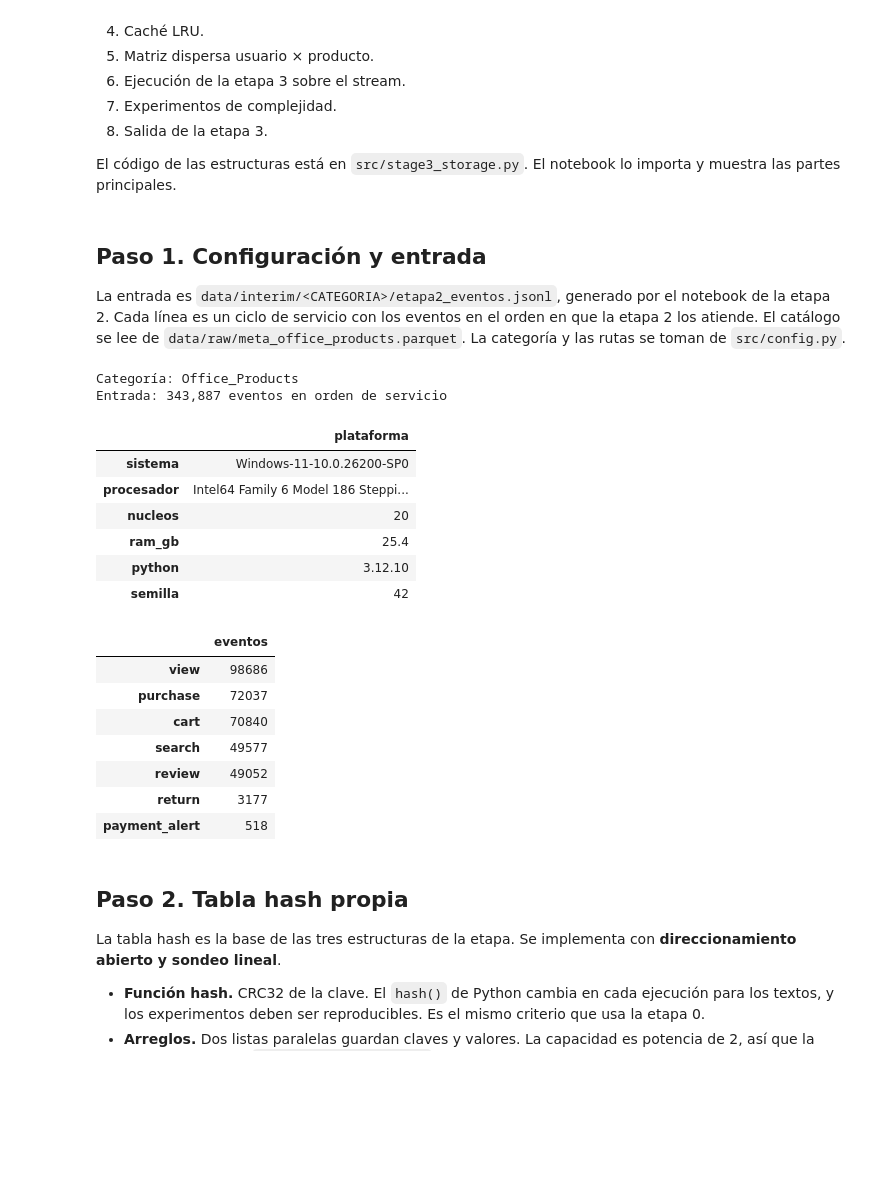
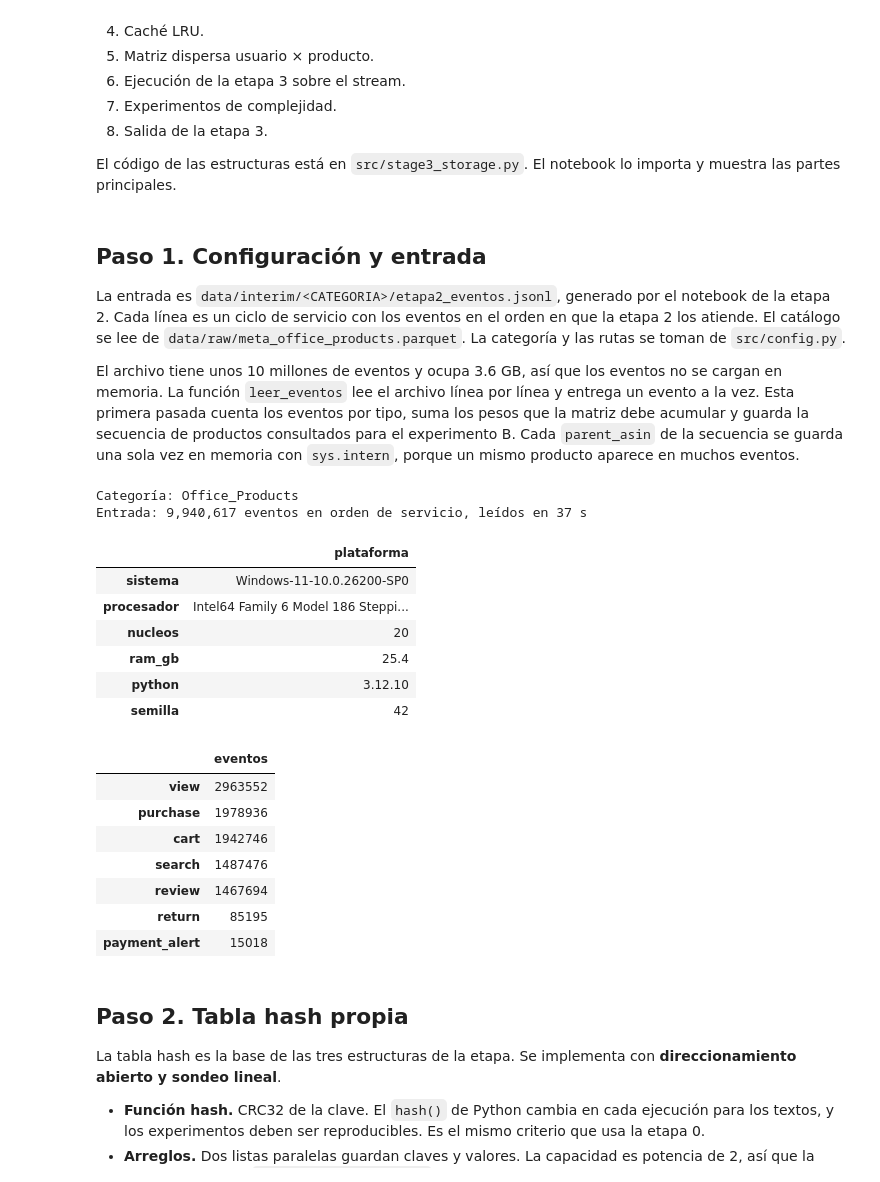
Before and after one commit to AlexanderPereda/proyecto_final_grupo1, a Jupyter notebook: notebooks/etapa3_almacenamiento_cache.ipynb, the cells around one changed output. Cells and saved outputs as stored; diff of their text form; code cells hidden in the pictures; blank space fills up the shorter version.

```diff
--- a/notebooks/etapa3_almacenamiento_cache.ipynb
+++ b/notebooks/etapa3_almacenamiento_cache.ipynb
@@ -45,6 +45,8 @@ El código de las estructuras está en `src/stage3_storage.py`. El notebook lo i
 ## Paso 1. Configuración y entrada
 
 La entrada es `data/interim/<CATEGORIA>/etapa2_eventos.jsonl`, generado por el notebook de la etapa 2. Cada línea es un ciclo de servicio con los eventos en el orden en que la etapa 2 los atiende. El catálogo se lee de `data/raw/meta_office_products.parquet`. La categoría y las rutas se toman de `src/config.py`.
+
+El archivo tiene unos 10 millones de eventos y ocupa 3.6 GB, así que los eventos no se cargan en memoria. La función `leer_eventos` lee el archivo línea por línea y entrega un evento a la vez. Esta primera pasada cuenta los eventos por tipo, suma los pesos que la matriz debe acumular y guarda la secuencia de productos consultados para el experimento B. Cada `parent_asin` de la secuencia se guarda una sola vez en memoria con `sys.intern`, porque un mismo producto aparece en muchos eventos.
 # %%
 import gc
 import inspect
@@ -75,52 +77,58 @@ from src import config
 from src.events import Event
 from src.stage3_storage import (CAPACIDAD_CACHE, PESOS, RUTA_CATALOGO, AlmacenCatalogo, CacheLRU,
                                 EtapaAlmacenamiento, MatrizDispersa, TablaHash, construir_archivo_catalogo,
-                                guardar_matriz, cargar_matriz)
+                                guardar_matriz, cargar_matriz, leer_eventos)
 
 SEED = config.SEED
 CATEGORIA = config.CATEGORIA
 CARPETA_INTERIM = config.CARPETA_INTERIM
 CARPETA_RESULTADOS = config.CARPETA_RESULTADOS
 CARPETA_RESULTADOS.mkdir(exist_ok=True)
 RUTA_EVENTOS_ETAPA2 = CARPETA_INTERIM / "etapa2_eventos.jsonl"
 assert RUTA_EVENTOS_ETAPA2.exists(), "Falta la salida de la etapa 2. Ejecutar antes notebooks/etapa2_cola_prioridades.ipynb"
 
 PLATAFORMA = {
     "sistema": platform.platform(),
     "procesador": platform.processor(),
     "nucleos": psutil.cpu_count(logical=True),
     "ram_gb": round(psutil.virtual_memory().total / 1e9, 1),
     "python": platform.python_version(),
     "semilla": SEED,
 }
 
-eventos = []
-with open(RUTA_EVENTOS_ETAPA2, encoding="utf-8") as archivo:
-    for linea in archivo:
-        eventos.extend(Event(**d) for d in json.loads(linea)["eventos"])
+tipos = Counter()
+secuencia = []          # parent_asin de cada evento con producto, en orden de servicio
+suma_pesos = 0.0
+t0 = time.perf_counter()
+for e in leer_eventos(RUTA_EVENTOS_ETAPA2):
+    tipos[e.event_type] += 1
+    if e.parent_asin is not None:
+        secuencia.append(sys.intern(e.parent_asin))
+        suma_pesos += PESOS.get(e.event_type, 0.0)
+n_eventos = sum(tipos.values())
 
 print(f"Categoría: {CATEGORIA}")
-print(f"Entrada: {len(eventos):,} eventos en orden de servicio")
+print(f"Entrada: {n_eventos:,} eventos en orden de servicio, leídos en {time.perf_counter() - t0:.0f} s")
 display(pd.Series(PLATAFORMA).to_frame("plataforma"))
-pd.Series(Counter(e.event_type for e in eventos)).sort_values(ascending=False).to_frame("eventos")
+pd.Series(tipos).sort_values(ascending=False).to_frame("eventos")
 # %% [output]
 Categoría: Office_Products
-Entrada: 343,887 eventos en orden de servicio
+Entrada: 9,940,617 eventos en orden de servicio, leídos en 37 s
 |  | plataforma |
 | sistema | Windows-11-10.0.26200-SP0 |
 | procesador | Intel64 Family 6 Model 186 Steppi... |
 | nucleos | 20 |
 | ram_gb | 25.4 |
 | python | 3.12.10 |
 | semilla | 42 |
 |  | eventos |
-| view | 98686 |
-| purchase | 72037 |
-| cart | 70840 |
-| search | 49577 |
-| review | 49052 |
-| return | 3177 |
-| payment_alert | 518 |
+| view | 2963552 |
+| purchase | 1978936 |
+| cart | 1942746 |
+| search | 1487476 |
+| review | 1467694 |
+| return | 85195 |
+| payment_alert | 15018 |
 # %% [markdown]
 ## Paso 2. Tabla hash propia
 
```
Also changed, not shown: parts of 15 cells of this notebook, 6 other files.
